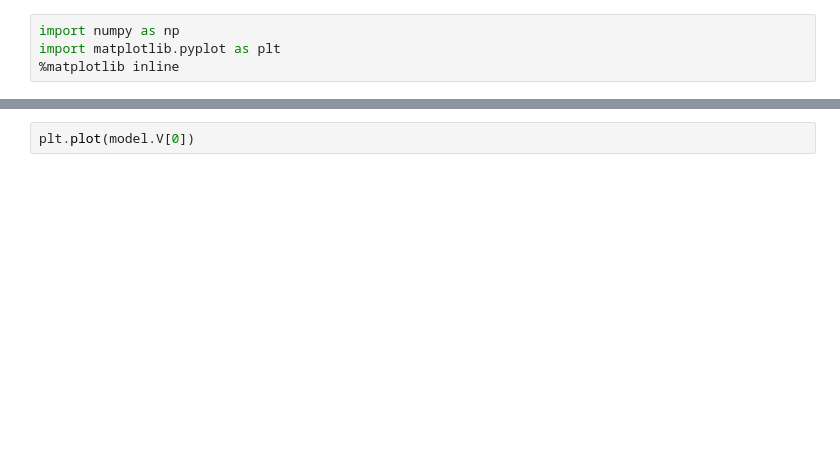
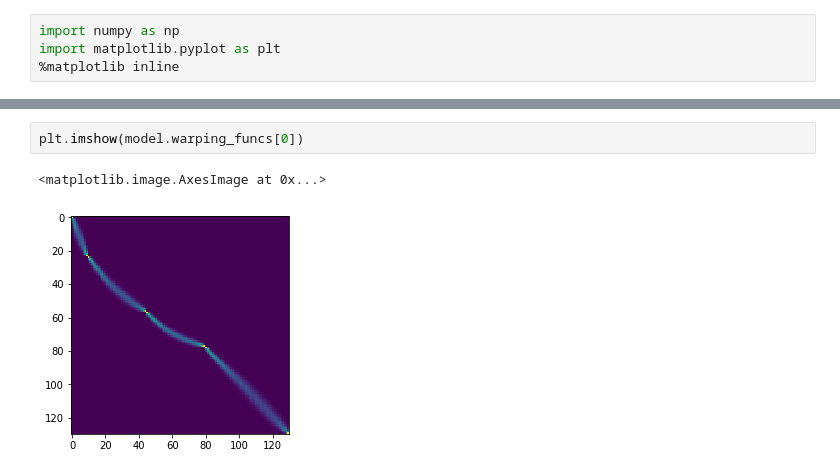
Before and after one commit to ganguli-lab/twpca, a Jupyter notebook: notebooks/demo.ipynb, the cells around one changed output, grey strips where cells are left out. Drawn from its saved outputs; the diff is of its cells as text; blank space fills up the shorter version.

```diff
--- a/notebooks/demo.ipynb
+++ b/notebooks/demo.ipynb
@@ -35,3 +45,6 @@ fig.tight_layout()
 # %%
-plt.plot(model.V[0])
+plt.imshow(model.warping_funcs[0])
+# %% [output]
+<matplotlib.image.AxesImage at 0x...>
+[figure, added]
 # %%
```
Also changed, not shown: parts of 5 cells of this notebook, 5 other files.
